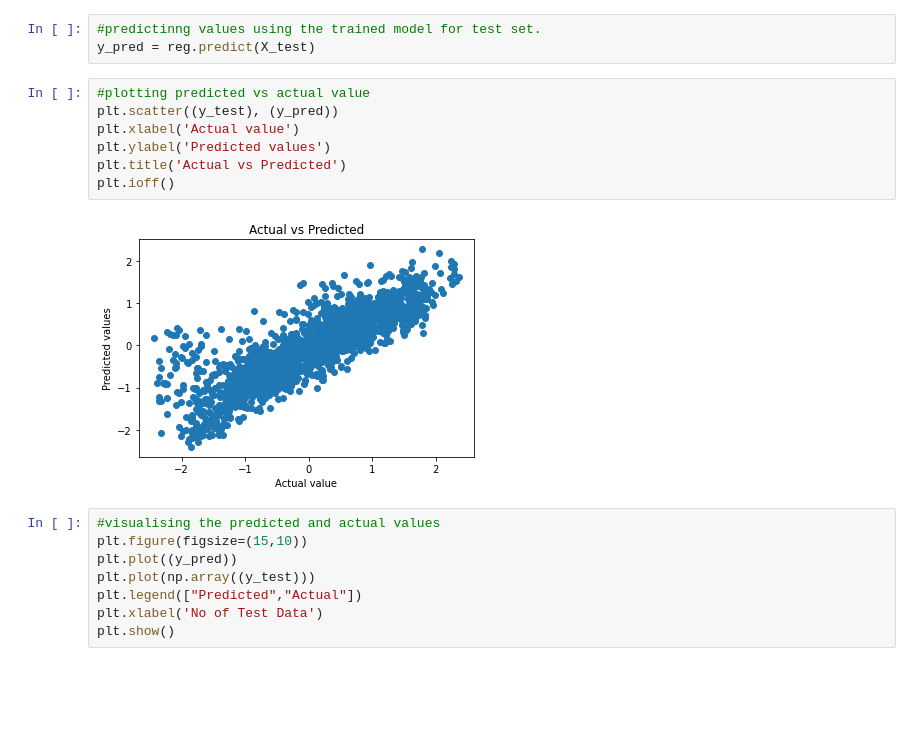
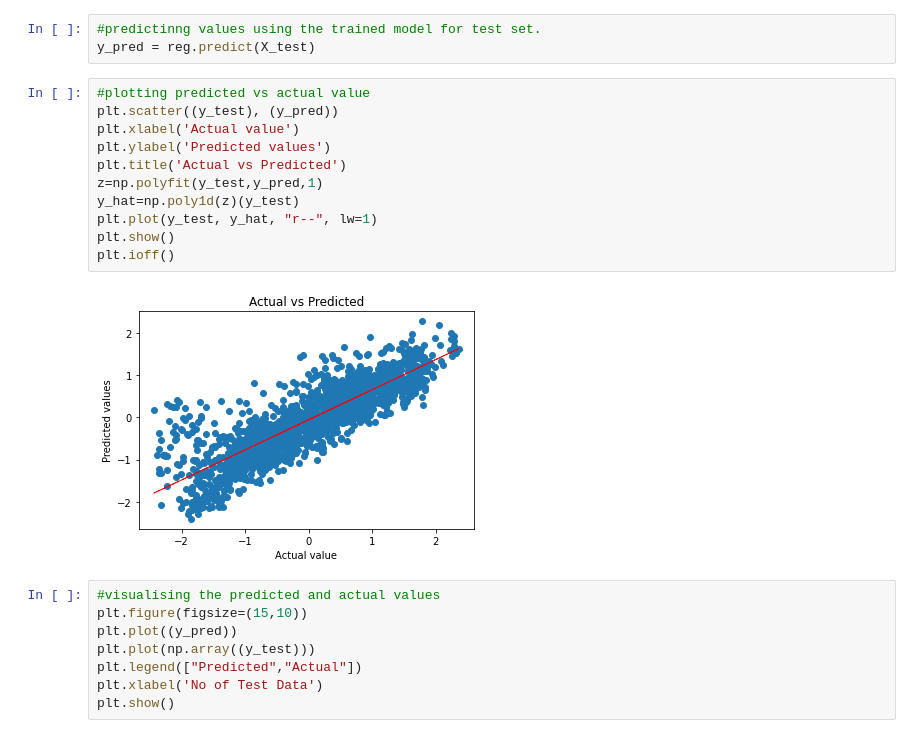
Before and after one commit to Jeevan-NM/Bike-Sharing-Demand-Prediction, a Jupyter notebook: BikeSharingDemandPrediction.ipynb, the cells around one changed output. Drawn from its saved outputs; the diff is of its cells as text; blank space fills up the shorter version.

```diff
--- a/BikeSharingDemandPrediction.ipynb
+++ b/BikeSharingDemandPrediction.ipynb
@@ -1009,12 +1059,16 @@ y_pred = reg.predict(X_test)
 # %%
 #plotting predicted vs actual value
 plt.scatter((y_test), (y_pred))
 plt.xlabel('Actual value')
 plt.ylabel('Predicted values')
 plt.title('Actual vs Predicted')
+z=np.polyfit(y_test,y_pred,1)
+y_hat=np.poly1d(z)(y_test)
+plt.plot(y_test, y_hat, "r--", lw=1)
+plt.show()
 plt.ioff()
 # %% [output]
-[figure, old version]
+[figure, new version]
 # %%
 #visualising the predicted and actual values
 plt.figure(figsize=(15,10))
```
Also changed, not shown: parts of 41 cells of this notebook.
